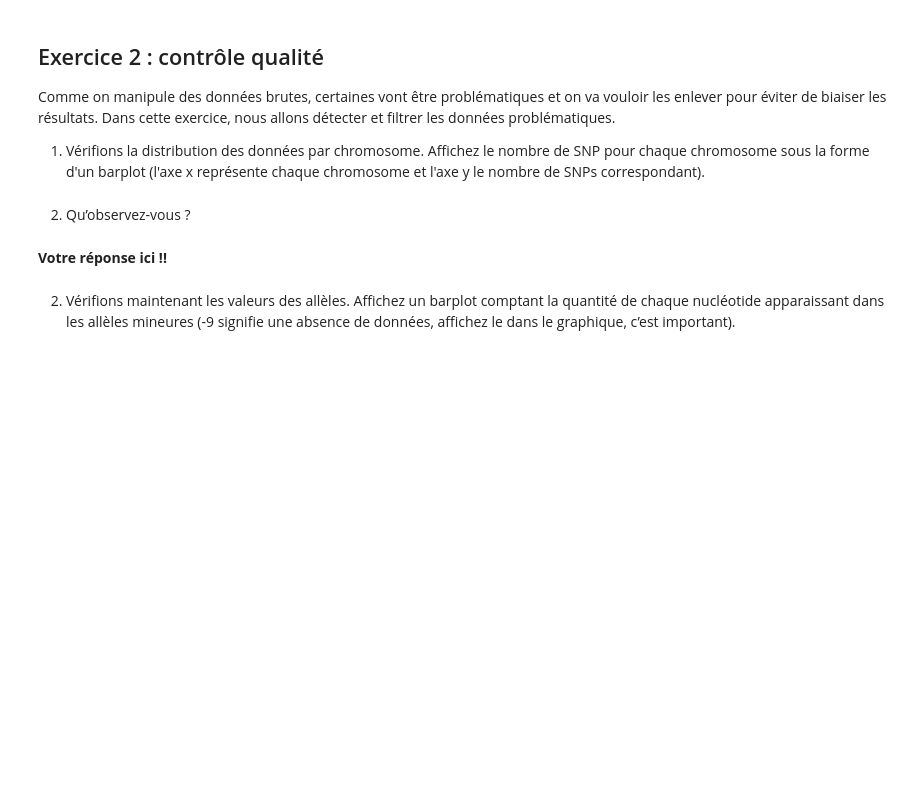
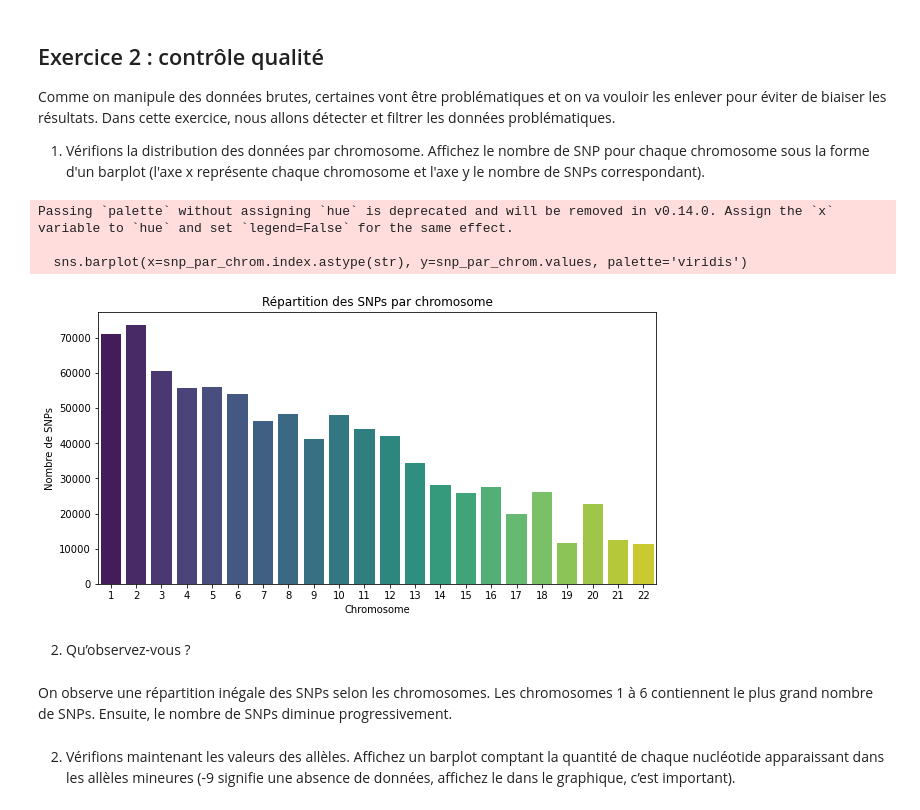
Before and after one commit to pparutto/BINF2025_TP8, a Jupyter notebook: BINF2025_TP8.ipynb, the cells around one changed output. Saved outputs shown, nothing was run; the diff lists cells and outputs as text; code cells hidden in the pictures; blank space fills up the shorter version.

```diff
--- a/BINF2025_TP8.ipynb
+++ b/BINF2025_TP8.ipynb
@@ -36,0 +35,24 @@ print("Votre code ici !!")
+# %%
+import pandas as pd
+import numpy as np
+
+
+bim = pd.read_csv('penncath.bim', sep=' ', header=None)
+fam = pd.read_csv('penncath.fam', sep=' ', header=None)
+clin = pd.read_csv('penncath.csv')
+##Je ne suis pas en mesure de charger tout le fichier même avec les 13 Go de google collab.
+geno = pd.read_csv('genotypes_small.csv', header=None,skiprows=10, nrows=10)
+
+fam_ids = fam[0]
+
+clin_filtered = clin[['FamID', 'CAD']]
+clin_filtered = clin_filtered.set_index('FamID').loc[fam[0]].reset_index()
+
+
+geno_T = geno.T
+geno_T.columns = [f'SNP_{i}' for i in range(geno.shape[0])]
+
+patients = pd.concat([fam_ids.reset_index(drop=True), clin_filtered['CAD'], geno_T], axis=1)
+patients.columns = ['FamID', 'CAD'] + list(geno_T.columns)
+
+patients.head()
@@ -46,6 +73,23 @@ print("Votre code ici !!")
+# %%
+import matplotlib.pyplot as plt
+import seaborn as sns
+
+snp_par_chrom = bim[0].value_counts().sort_index()
+
+plt.figure(figsize=(10, 5))
+sns.barplot(x=snp_par_chrom.index.astype(str), y=snp_par_chrom.values, palette='viridis')
+plt.xlabel("Chromosome")
+plt.ylabel("Nombre de SNPs")
+plt.title("Répartition des SNPs par chromosome")
+plt.show()
+# %% [output]
+Passing `palette` without assigning `hue` is deprecated and will be removed in v0.14.0. Assign the `x` variable to `hue` and set `legend=False` for the same effect.
+
+  sns.barplot(x=snp_par_chrom.index.astype(str), y=snp_par_chrom.values, palette='viridis')
+[figure, added]
 # %% [markdown]
 2. Qu’observez-vous ?
-# %% [markdown]
-**Votre réponse ici !!**
+# %% [markdown]
+On observe une répartition inégale des SNPs selon les chromosomes. Les chromosomes 1 à 6 contiennent le plus grand nombre de SNPs. Ensuite, le nombre de SNPs diminue progressivement.
 # %% [markdown]
 2. Vérifions maintenant les valeurs des allèles. Affichez un barplot comptant la quantité de chaque nucléotide apparaissant dans les allèles mineures (-9 signifie une absence de données, affichez le dans le graphique, c’est important).
```
Also changed, not shown: parts of 15 cells of this notebook.
